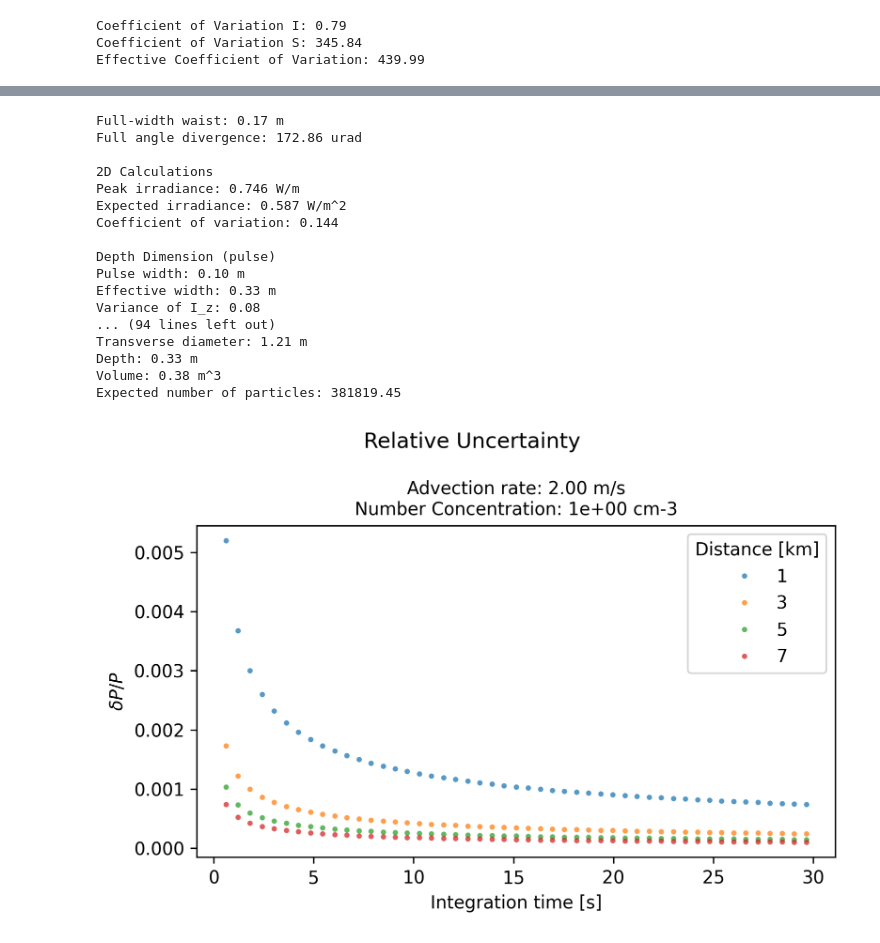
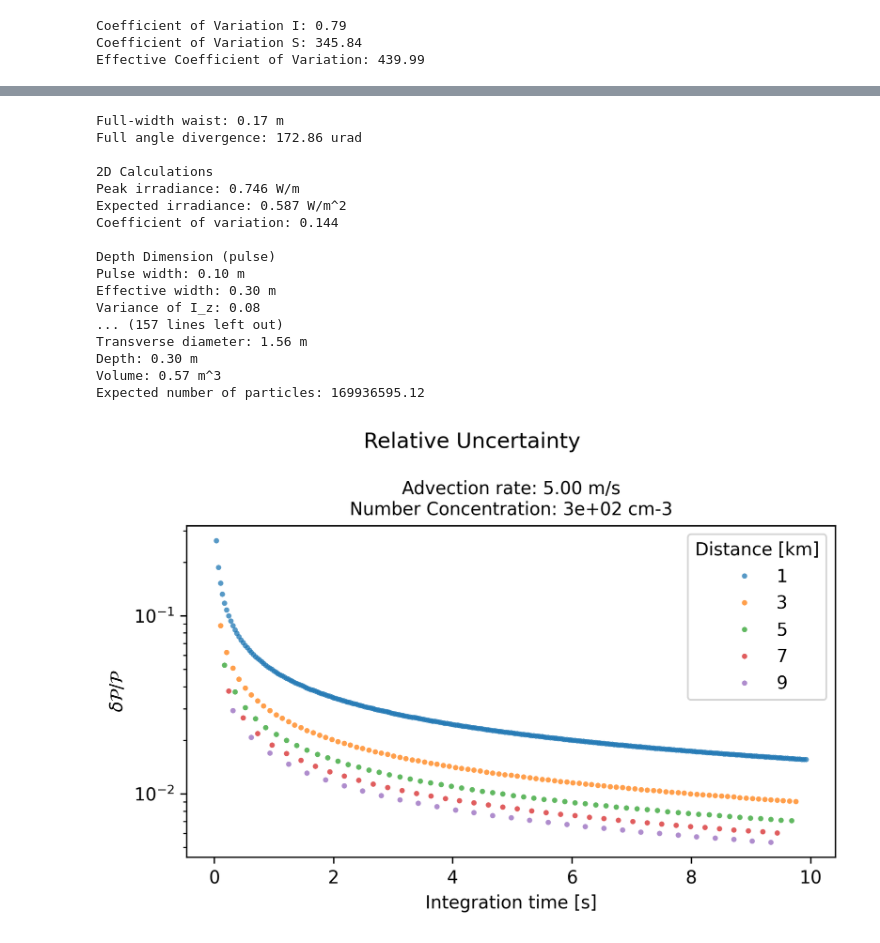
Before and after one commit to gkirchhoff32/Cloud-Measurements, a Jupyter notebook: project_meas_cloud_refactor/simulation/discrete_scatter_error.ipynb, the cells around one changed output, grey strips where cells are left out. Cells and saved outputs as stored; diff of their text form; code cells hidden in the pictures.

```diff
--- a/project_meas_cloud_refactor/simulation/discrete_scatter_error.ipynb
+++ b/project_meas_cloud_refactor/simulation/discrete_scatter_error.ipynb
@@ -905 +733,17 @@ params_original = {
 }
+# %%
+# Check gamma distribution make sense before running calculation
+params = params_original.copy()
+
+du = DiscreteUncertainty(params)
+CV_S, N_tot, n_dist, D = du.calc_uncertainty_S()
+
+fig = plt.figure()
+ax = fig.add_subplot(111)
+ax.plot(D*1e6, n_dist/1e6)
+ax.set_xlabel('Diameter [um]')
+ax.set_ylabel("n'(D) [cm-3 um-1]")
+ax.set_xscale('log')
+# ax.set_yscale('log')
+# ax.set_ylim([1e-6,1e2])
+plt.show()
@@ -908,24 +758,30 @@ params_original = {
 params = params_original.copy()
 
 zs_start = 1e3
-zs_end = 7e3
+zs_end = 9e3
 z_step = 2e3
 zs = np.arange(zs_start, zs_end + z_step, z_step)
 
 deltas = []
+ts = []
 for i in range(len(zs)):
     params['z_target'] = zs[i]
 
-    delta_calc = DiscreteUncertainty(params)
-    w_target = delta_calc.calc_beam_params()
-    E_IA, E_IA2 = delta_calc.calc_transverse_I(w_target)
-    E_Iz, E_Iz2, width = delta_calc.calc_z_I()
-    CV_I = delta_calc.calc_uncertainty_I(E_IA2, E_Iz2, E_IA, E_Iz)
-    delta, t = delta_calc.sample_volume(w_target, width, CV_I)
+    du = DiscreteUncertainty(params)
+    w_target = du.calc_beam_params()
+    E_IA, E_IA2 = du.calc_transverse_I(w_target)
+    E_Iz, E_Iz2, width = du.calc_z_I()
+    CV_I = du.calc_uncertainty_I(E_IA2, E_Iz2, E_IA, E_Iz)
+    CV_S, N_tot, n_dist, D = du.calc_uncertainty_S()
+    CV_IS = du.calc_uncertainty_IS(CV_I, CV_S)
+    delta, t = du.sample_volume(w_target, width, CV_IS, N_tot)
 
     deltas.append(delta)
+    ts.append(t)
 
-deltas = np.array(deltas)
+# print(deltas)
+
+# deltas = np.array(deltas)
 # %% [output]
 Full-width waist: 0.17 m
 Full angle divergence: 172.86 urad
@@ -937,27 +793,28 @@ Coefficient of variation: 0.144
 
 Depth Dimension (pulse)
 Pulse width: 0.10 m
-Effective width: 0.33 m
+Effective width: 0.30 m
 Variance of I_z: 0.08
-... (94 lines left out)
-Transverse diameter: 1.21 m
-Depth: 0.33 m
-Volume: 0.38 m^3
-Expected number of particles: 381819.45
+... (157 lines left out)
+Transverse diameter: 1.56 m
+Depth: 0.30 m
+Volume: 0.57 m^3
+Expected number of particles: 169936595.12
 # %%
 fig = plt.figure(dpi=300)
 ax = fig.add_subplot(111)
 for i in range(len(deltas)):
-    ax.plot(t, deltas[i], 'o', alpha=0.75, markersize=3, markeredgewidth=0, label='{:.0f}'.format(zs[i]/1e3))
+    ax.plot(ts[i], deltas[i], 'o', alpha=0.75, markersize=3, markeredgewidth=0, label='{:.0f}'.format(zs[i]/1e3))
 ax.set_xlabel('Integration time [s]')
-ax.set_ylabel('$\delta P/P$')
+ax.set_ylabel('$\delta\mathcal{P}/\mathcal{P}$')
 fig.suptitle('Relative Uncertainty')
-ax.set_title('Advection rate: {:.2f} m/s\nNumber Concentration: {:.0e} cm-3'.format(params['v'], params['n'] / 1e6), fontsize=10)
+ax.set_title('Advection rate: {:.2f} m/s\nNumber Concentration: {:.0e} cm-3'.format(params['v'], N_tot), fontsize=10)
+ax.set_yscale('log')
 plt.legend(title='Distance [km]')
 plt.tight_layout()
 plt.show()
 # %% [output]
-[figure, old version]
+[figure, new version]
 # %%
 # Iterate through number concentrations
 params = params_original.copy()
```
Also changed, not shown: parts of 25 cells of this notebook, 3 other files.
